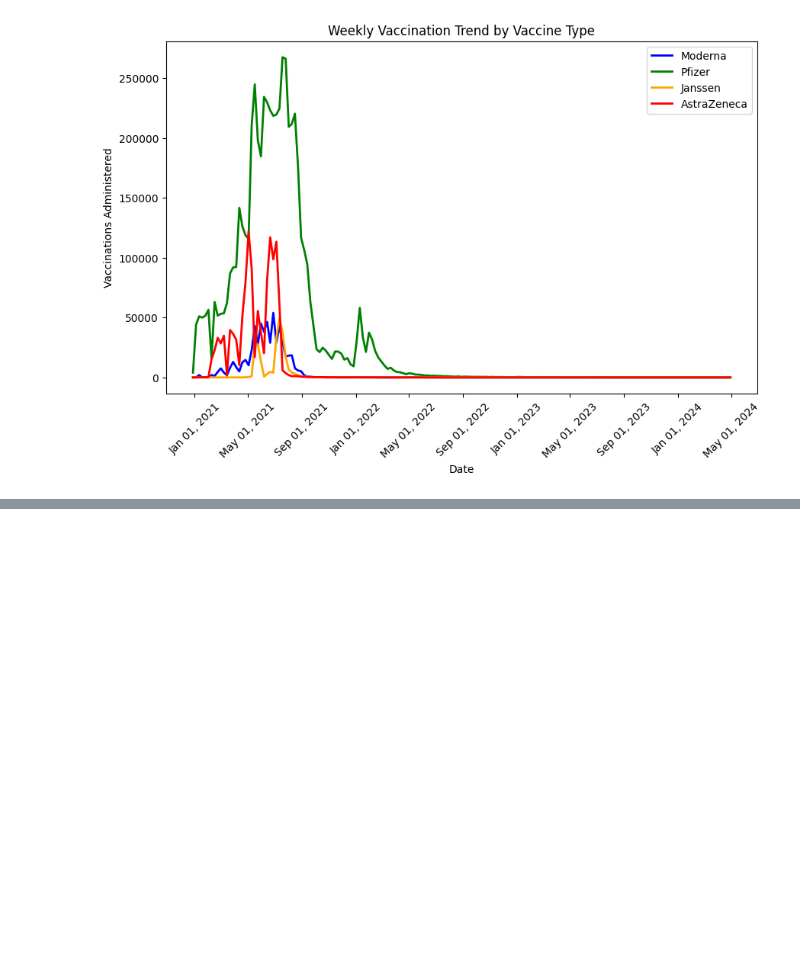
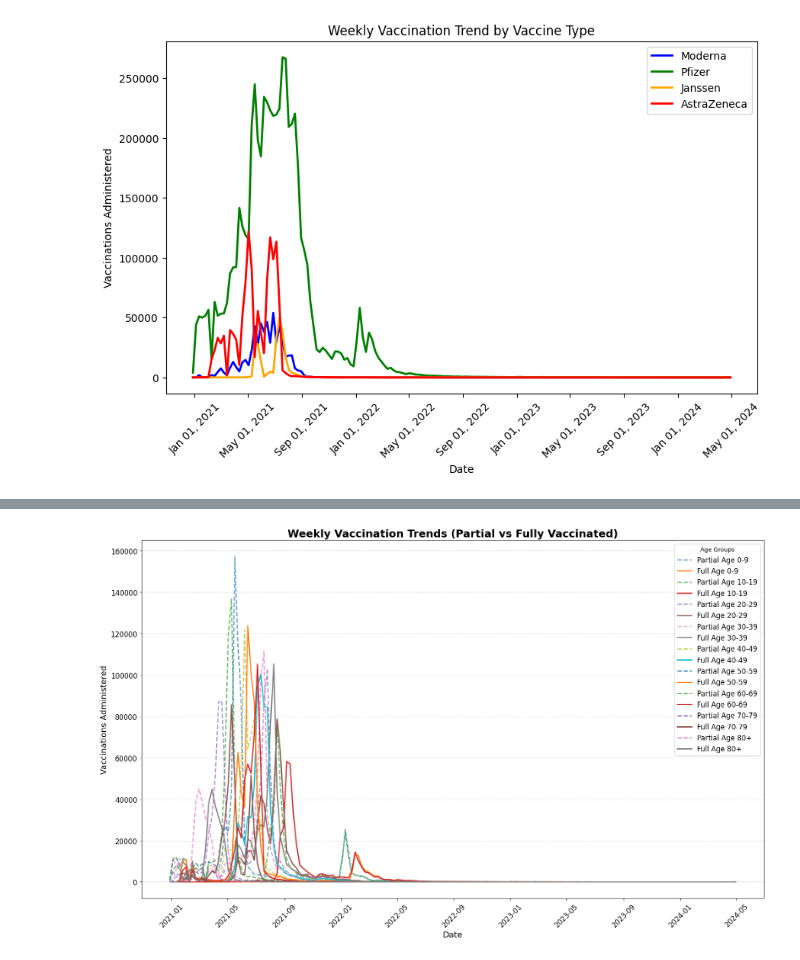
Before and after one commit to jakedaly97/PFDA, a Jupyter notebook: project/bigproject.ipynb, the cells around one changed output, grey strips where cells are left out. Saved outputs shown, nothing was run; the diff lists cells and outputs as text; code cells hidden in the pictures; blank space fills up the shorter version.

```diff
--- a/project/bigproject.ipynb
+++ b/project/bigproject.ipynb
@@ -194,0 +259,64 @@ plt.show()
+# %%
+import matplotlib.pyplot as plt
+
+# Define columns for partial and full vaccinations
+partial_vaccinated_columns = [
+    'Partial_Age0to9', 'Partial_Age10to19', 'Partial_Age20to29',
+    'Partial_Age30to39', 'Partial_Age40to49', 'Partial_Age50to59',
+    'Partial_Age60to69', 'Partial_Age70to79', 'Partial_Age80_'
+]
+
+fully_vaccinated_columns = [
+    'Fully_Age0to9', 'Fully_Age10to19', 'Fully_Age20to29',
+    'Fully_Age30to39', 'Fully_Age40to49', 'Fully_Age50to59',
+    'Fully_Age60to69', 'Fully_Age70to79', 'Fully_Age80_'
+]
+
+# Plot for each column manually for all age groups
+plt.figure(figsize=(16, 10))  # Increase figure size for better clarity
+
+# Set line styles and make the lines thicker for better visibility
+line_style_partial = {'linestyle': '--', 'alpha': 0.7, 'linewidth': 2}
+line_style_full = {'linewidth': 2}
+
+plt.plot(df['Date'], df[partial_vaccinated_columns[0]], label="Partial Age 0-9", **line_style_partial)
+plt.plot(df['Date'], df[fully_vaccinated_columns[0]], label="Full Age 0-9", **line_style_full)
+
+plt.plot(df['Date'], df[partial_vaccinated_columns[1]], label="Partial Age 10-19", **line_style_partial)
+plt.plot(df['Date'], df[fully_vaccinated_columns[1]], label="Full Age 10-19", **line_style_full)
+
+plt.plot(df['Date'], df[partial_vaccinated_columns[2]], label="Partial Age 20-29", **line_style_partial)
+plt.plot(df['Date'], df[fully_vaccinated_columns[2]], label="Full Age 20-29", **line_style_full)
+
+plt.plot(df['Date'], df[partial_vaccinated_columns[3]], label="Partial Age 30-39", **line_style_partial)
+plt.plot(df['Date'], df[fully_vaccinated_columns[3]], label="Full Age 30-39", **line_style_full)
+
+plt.plot(df['Date'], df[partial_vaccinated_columns[4]], label="Partial Age 40-49", **line_style_partial)
+plt.plot(df['Date'], df[fully_vaccinated_columns[4]], label="Full Age 40-49", **line_style_full)
+
+plt.plot(df['Date'], df[partial_vaccinated_columns[5]], label="Partial Age 50-59", **line_style_partial)
+plt.plot(df['Date'], df[fully_vaccinated_columns[5]], label="Full Age 50-59", **line_style_full)
+
+plt.plot(df['Date'], df[partial_vaccinated_columns[6]], label="Partial Age 60-69", **line_style_partial)
+plt.plot(df['Date'], df[fully_vaccinated_columns[6]], label="Full Age 60-69", **line_style_full)
+
+plt.plot(df['Date'], df[partial_vaccinated_columns[7]], label="Partial Age 70-79", **line_style_partial)
+plt.plot(df['Date'], df[fully_vaccinated_columns[7]], label="Full Age 70-79", **line_style_full)
+
+plt.plot(df['Date'], df[partial_vaccinated_columns[8]], label="Partial Age 80+", **line_style_partial)
+plt.plot(df['Date'], df[fully_vaccinated_columns[8]], label="Full Age 80+", **line_style_full)
+
+# Customize the plot appearance
+plt.title("Weekly Vaccination Trends (Partial vs Fully Vaccinated)", fontsize=18, fontweight='bold')
+plt.xlabel("Date", fontsize=14)
+plt.ylabel("Vaccinations Administered", fontsize=14)
+plt.legend(title="Age Groups", fontsize=12)
+plt.xticks(rotation=45, fontsize=12)
+plt.yticks(fontsize=12)
+plt.grid(axis='y', linestyle='--', alpha=0.7)
+
+# Adjust layout and show the plot
+plt.tight_layout()
+plt.show()
+# %% [output]
+[figure, added]
```
Also changed, not shown: parts of 4 cells of this notebook.
